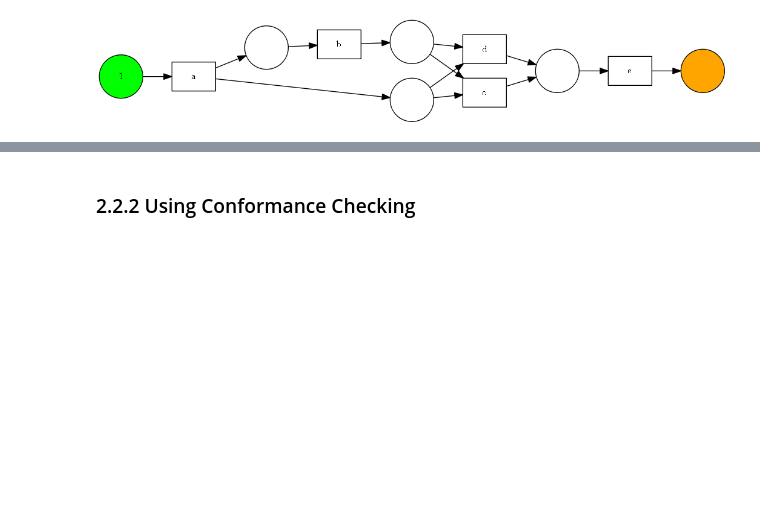
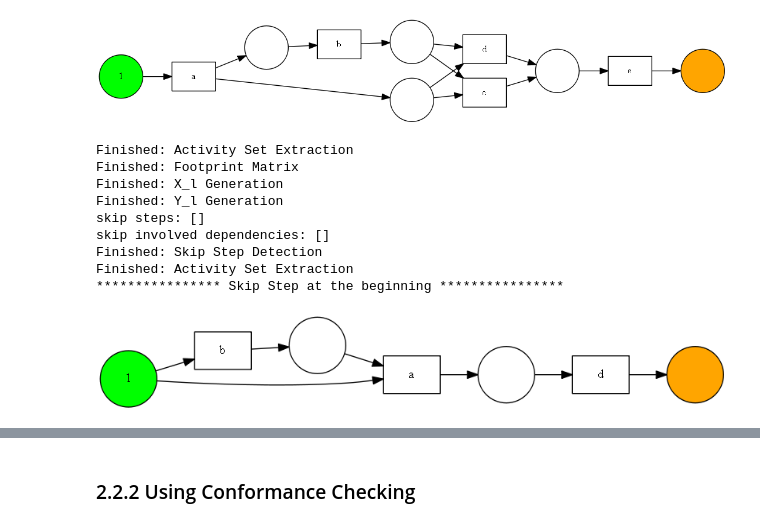
Before and after one commit to Janek7/alpha-miner-extension, a Jupyter notebook: AlphaMiner.ipynb, the cells around one changed output, grey strips where cells are left out. Drawn from its saved outputs; the diff is of its cells as text; code cells hidden in the pictures; blank space fills up the shorter version.

Commit message:
apply proposal and more skip tests

```diff
--- a/AlphaMiner.ipynb
+++ b/AlphaMiner.ipynb
@@ -571,0 +570,21 @@ Finished: Activity Set Extraction
+# %%
+# skip step at the beginning
+am = AlphaMinerWithSkipStepsFootprintBased(logging=True)
+# am = AlphaMiner()
+l_skip_sequence = [["a","d"],
+                  ["b","a", "d"]]
+am.apply_alpha_algorithm(dummy_log=l_skip_sequence, log_title='Skip Step at the beginning')
+
+# doesn't detect skip steps by implemented method
+# result: allows skip by default but doesn't result in sound petri net
+# %% [output]
+Finished: Activity Set Extraction
+Finished: Footprint Matrix
+Finished: X_l Generation
+Finished: Y_l Generation
+skip steps: []
+skip involved dependencies: []
+Finished: Skip Step Detection
+Finished: Activity Set Extraction
+**************** Skip Step at the beginning ****************
+[figure, added]
```
Also changed, not shown: parts of 6 cells of this notebook.
